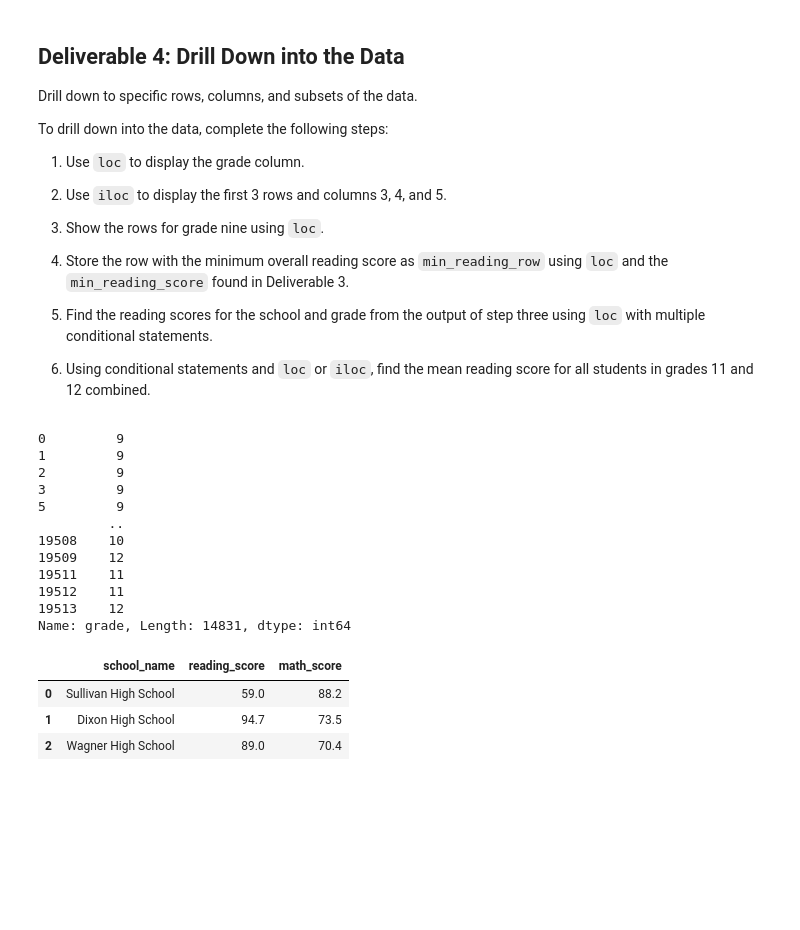
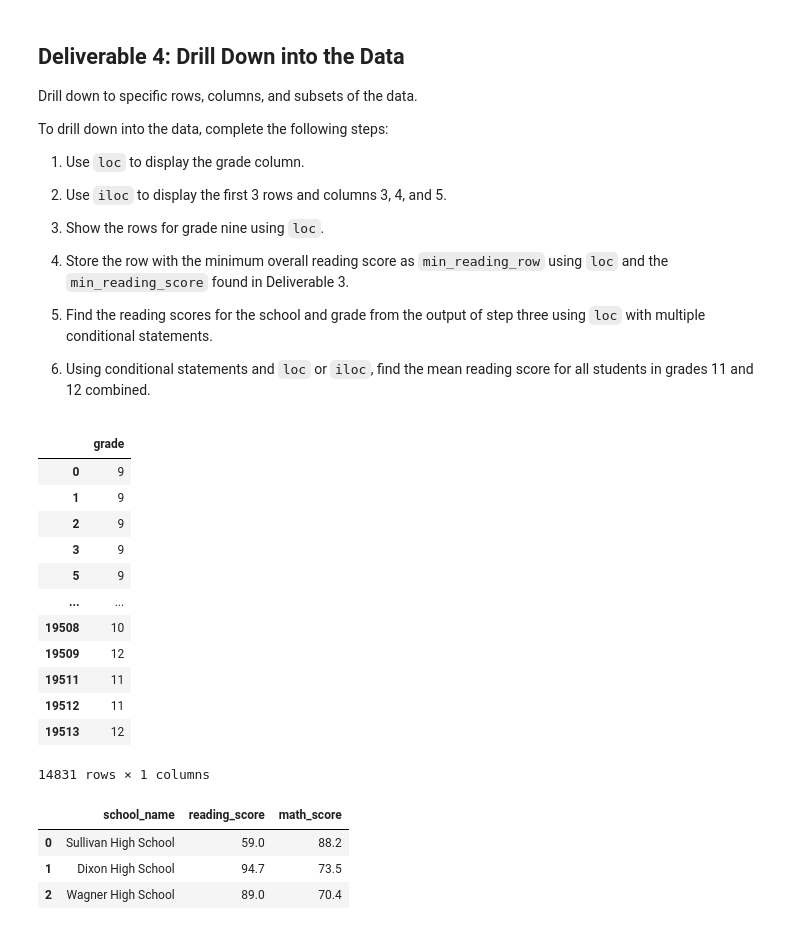
Before and after one commit to kylebrumbaugh9/School_District_Analysis, a Jupyter notebook: Unsolved/Student_Data_Challenge.ipynb, the cells around one changed output. Drawn from its saved outputs; the diff is of its cells as text; code cells hidden in the pictures; blank space fills up the shorter version.

```diff
--- a/Unsolved/Student_Data_Challenge.ipynb
+++ b/Unsolved/Student_Data_Challenge.ipynb
@@ -211,18 +211,21 @@ To drill down into the data, complete the following steps:
 6. Using conditional statements and `loc` or `iloc`, find the mean reading score for all students in grades 11 and 12 combined.
 # %%
 # Use loc to display the grade column
+
+student_df.loc[:,["grade"]]
 # %% [output]
+|  | grade |
+| 0 | 9 |
+| 1 | 9 |
+| 2 | 9 |
+| 3 | 9 |
+| 5 | 9 |
+| ... | ... |
+| 19508 | 10 |
+| 19509 | 12 |
+| 19511 | 11 |
+| 19512 | 11 |
+| 19513 | 12 |
-0         9
-1         9
-2         9
-3         9
-5         9
-         ..
-19508    10
-19509    12
-19511    11
-19512    11
-19513    12
-Name: grade, Length: 14831, dtype: int64
+14831 rows × 1 columns
 # %%
 # Use `iloc` to display the first 3 rows and columns 3, 4, and 5.
```
Also changed, not shown: parts of 5 cells of this notebook.
